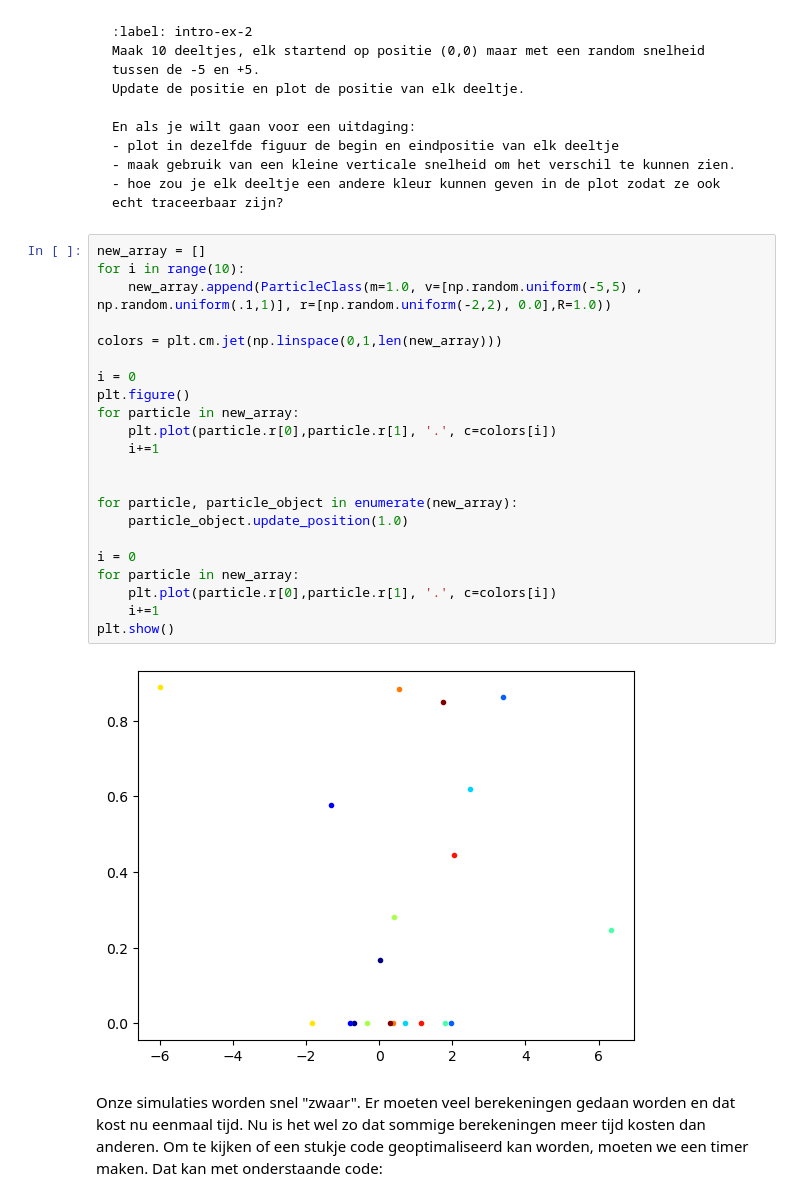
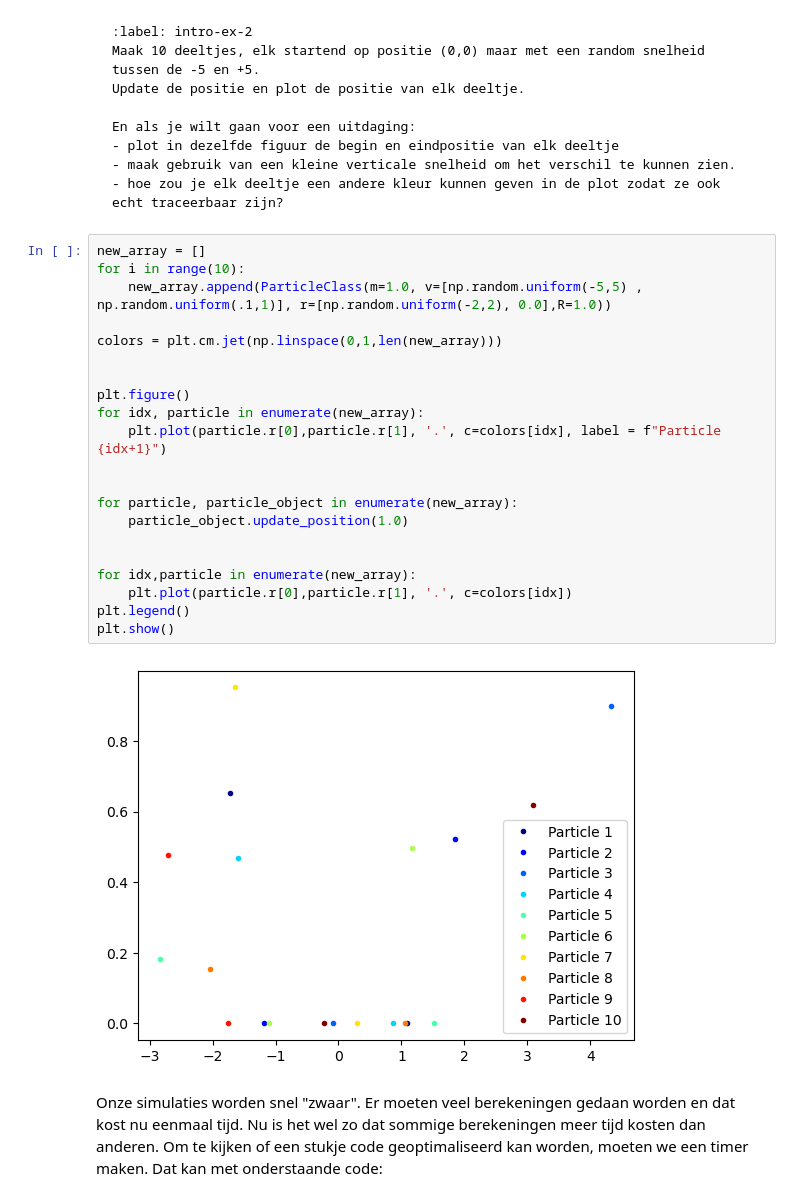
Before and after one commit to Casper-ctrl-alt-delete/Groep-13, a Jupyter notebook: Content/PySim/1_intro_sim.ipynb, the cells around one changed output. Cells and saved outputs as stored; diff of their text form.

```diff
--- a/Content/PySim/1_intro_sim.ipynb
+++ b/Content/PySim/1_intro_sim.ipynb
@@ -172,27 +180,26 @@ En als je wilt gaan voor een uitdaging:
 # %%
 new_array = []
 for i in range(10):
     new_array.append(ParticleClass(m=1.0, v=[np.random.uniform(-5,5) , np.random.uniform(.1,1)], r=[np.random.uniform(-2,2), 0.0],R=1.0))
 
 colors = plt.cm.jet(np.linspace(0,1,len(new_array)))
 
-i = 0
+
 plt.figure()
-for particle in new_array:
-    plt.plot(particle.r[0],particle.r[1], '.', c=colors[i])
-    i+=1
+for idx, particle in enumerate(new_array):
+    plt.plot(particle.r[0],particle.r[1], '.', c=colors[idx], label = f"Particle {idx+1}")
 
 
 for particle, particle_object in enumerate(new_array):
     particle_object.update_position(1.0)
 
-i = 0
-for particle in new_array:
-    plt.plot(particle.r[0],particle.r[1], '.', c=colors[i])
-    i+=1
+
+for idx,particle in enumerate(new_array):
+    plt.plot(particle.r[0],particle.r[1], '.', c=colors[idx])
+plt.legend()
 plt.show()
 # %% [output]
-[figure, old version]
+[figure, new version]
 # %% [markdown]
 Onze simulaties worden snel "zwaar".
 Er moeten veel berekeningen gedaan worden en dat kost nu eenmaal tijd.
```
Also changed, not shown: parts of 2 cells of this notebook.
